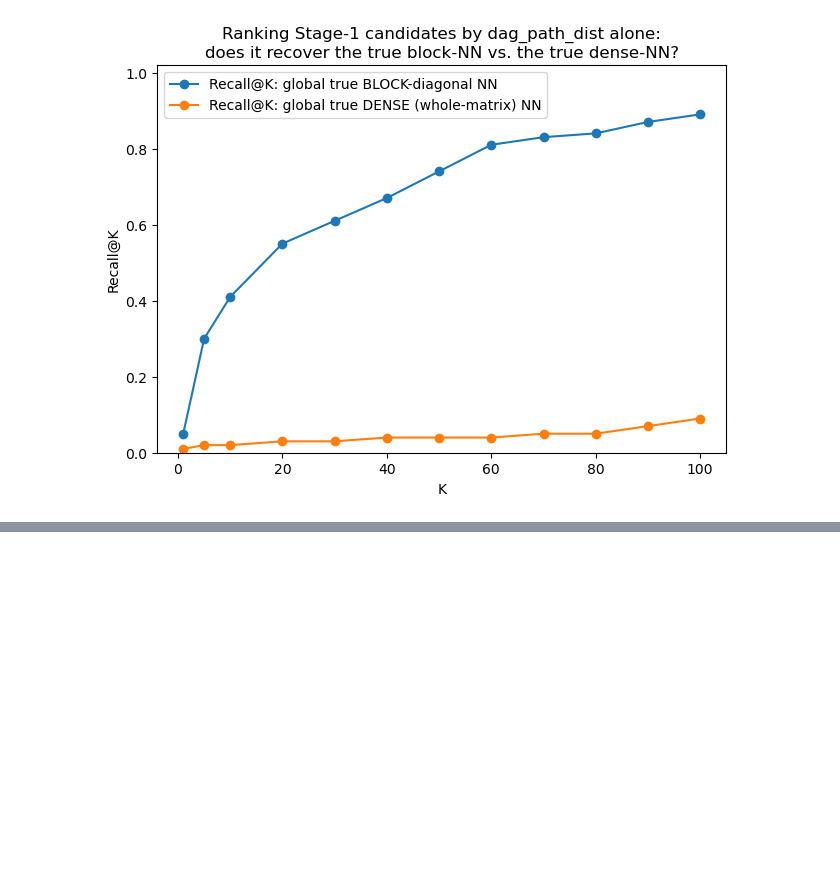
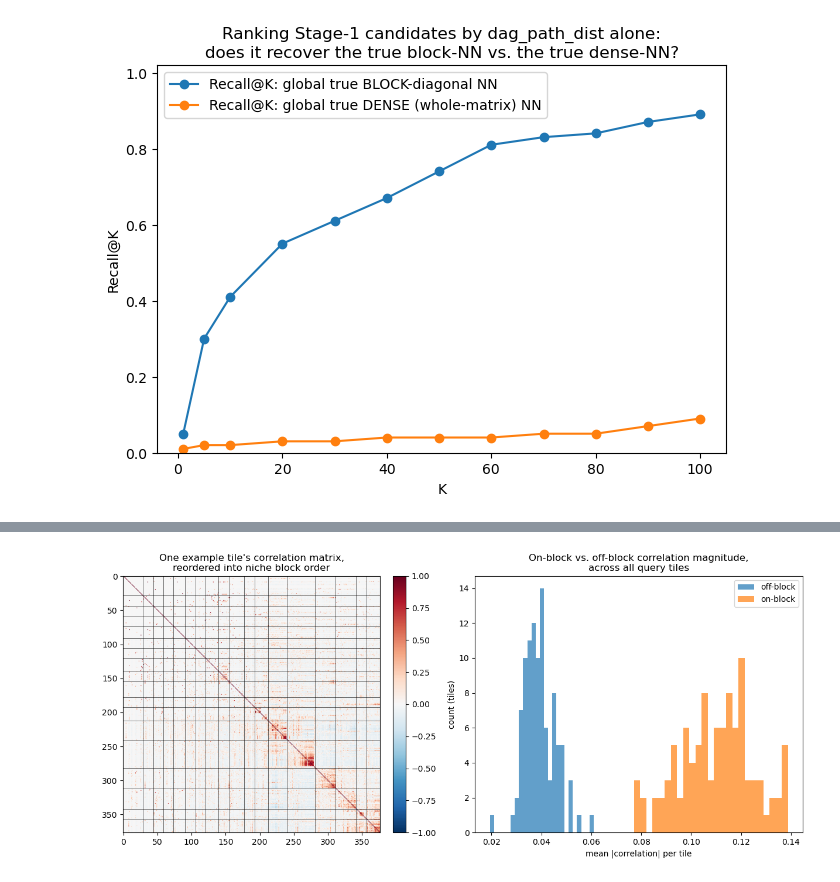
Before and after one commit to sarkar-lab/spindle_dev, a Jupyter notebook: HS_notebooks/dag_vs_true_le_distance.ipynb, the cells around one changed output, grey strips where cells are left out. Cells and saved outputs as stored; diff of their text form; code cells hidden in the pictures; blank space fills up the shorter version.

```diff
--- a/HS_notebooks/dag_vs_true_le_distance.ipynb
+++ b/HS_notebooks/dag_vs_true_le_distance.ipynb
@@ -763,0 +977,22 @@ plt.show()
+# %%
+
+fig, axes = plt.subplots(1, 2, figsize=(13, 5.5))
+
+im = axes[0].imshow(example_corr, cmap="RdBu_r", vmin=-1, vmax=1)
+for s, e in example_block_runs:
+    axes[0].axhline(s - 0.5, color="k", linewidth=0.4)
+    axes[0].axvline(s - 0.5, color="k", linewidth=0.4)
+axes[0].set_title("One example tile's correlation matrix,\nreordered into niche block order")
+fig.colorbar(im, ax=axes[0], fraction=0.046, pad=0.04)
+
+axes[1].hist(sparsity_df["mean_abs_off_block_corr"], bins=25, alpha=0.7, label="off-block")
+axes[1].hist(sparsity_df["mean_abs_on_block_corr"], bins=25, alpha=0.7, label="on-block")
+axes[1].set_xlabel("mean |correlation| per tile")
+axes[1].set_ylabel("count (tiles)")
+axes[1].set_title("On-block vs. off-block correlation magnitude,\nacross all query tiles")
+axes[1].legend()
+
+fig.tight_layout()
+plt.show()
+# %% [output]
+[figure, added]
```
Also changed, not shown: parts of 7 cells of this notebook.
